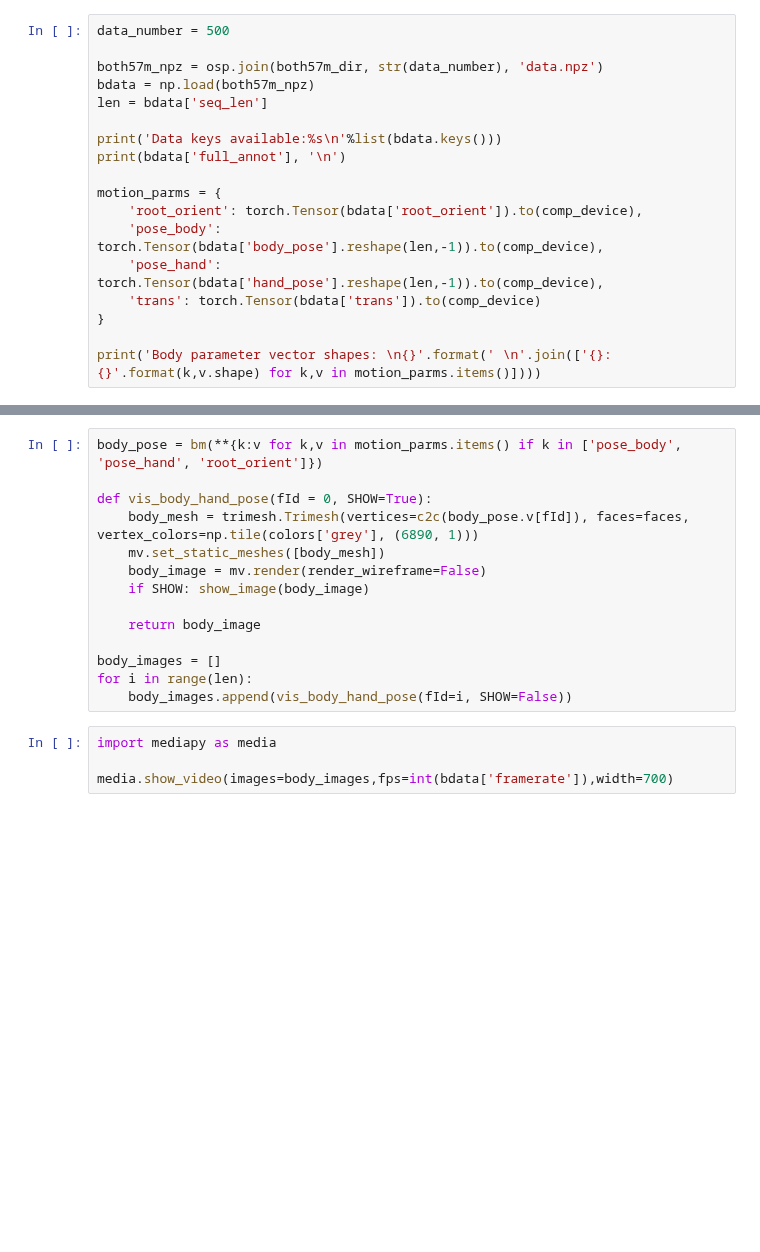
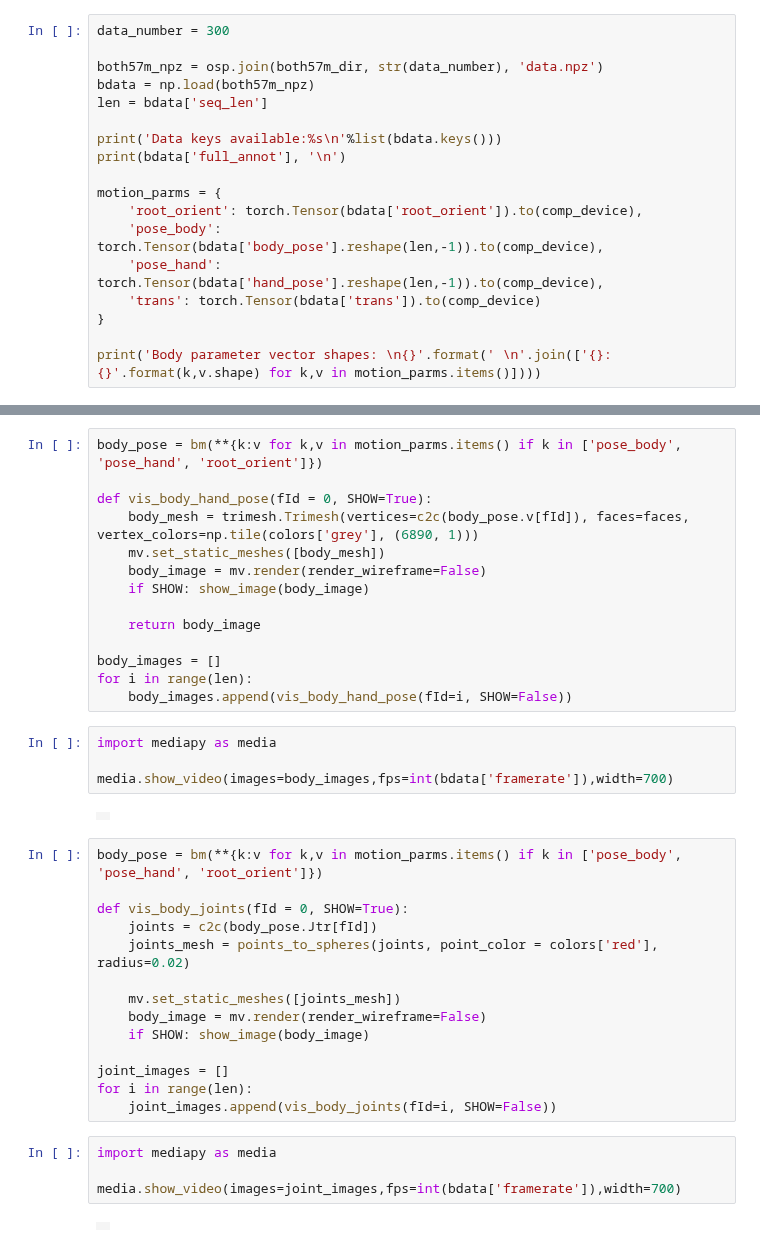
Before and after one commit to kaseungyup/icra-retargeting, a Jupyter notebook: vis_both57m.ipynb, the cells around one changed output, grey strips where cells are left out. Saved outputs shown, nothing was run; the diff lists cells and outputs as text; blank space fills up the shorter version.

```diff
--- a/vis_both57m.ipynb
+++ b/vis_both57m.ipynb
@@ -22,7 +22,7 @@ bm_fname = 'smplh_models/{}/model.npz'.format(gender)
 bm = BodyModel(bm_fname=bm_fname).to(comp_device)
 faces = c2c(bm.f)
 # %%
-data_number = 500
+data_number = 300
 
 both57m_npz = osp.join(both57m_dir, str(data_number), 'data.npz')
 bdata = np.load(both57m_npz)
@@ -81,3 +79,25 @@ for i in range(len):
 import mediapy as media
 
 media.show_video(images=body_images,fps=int(bdata['framerate']),width=700)
+# %% [output]
+|  |
+# %%
+body_pose = bm(**{k:v for k,v in motion_parms.items() if k in ['pose_body', 'pose_hand', 'root_orient']})
+
+def vis_body_joints(fId = 0, SHOW=True):
+    joints = c2c(body_pose.Jtr[fId])
+    joints_mesh = points_to_spheres(joints, point_color = colors['red'], radius=0.02)
+
+    mv.set_static_meshes([joints_mesh])
+    body_image = mv.render(render_wireframe=False)
+    if SHOW: show_image(body_image)
+
+joint_images = []
+for i in range(len):
+    joint_images.append(vis_body_joints(fId=i, SHOW=False))
+# %%
+import mediapy as media
+
+media.show_video(images=joint_images,fps=int(bdata['framerate']),width=700)
+# %% [output]
+|  |
```
Also changed, not shown: parts of 2 cells of this notebook, 1 other file.
